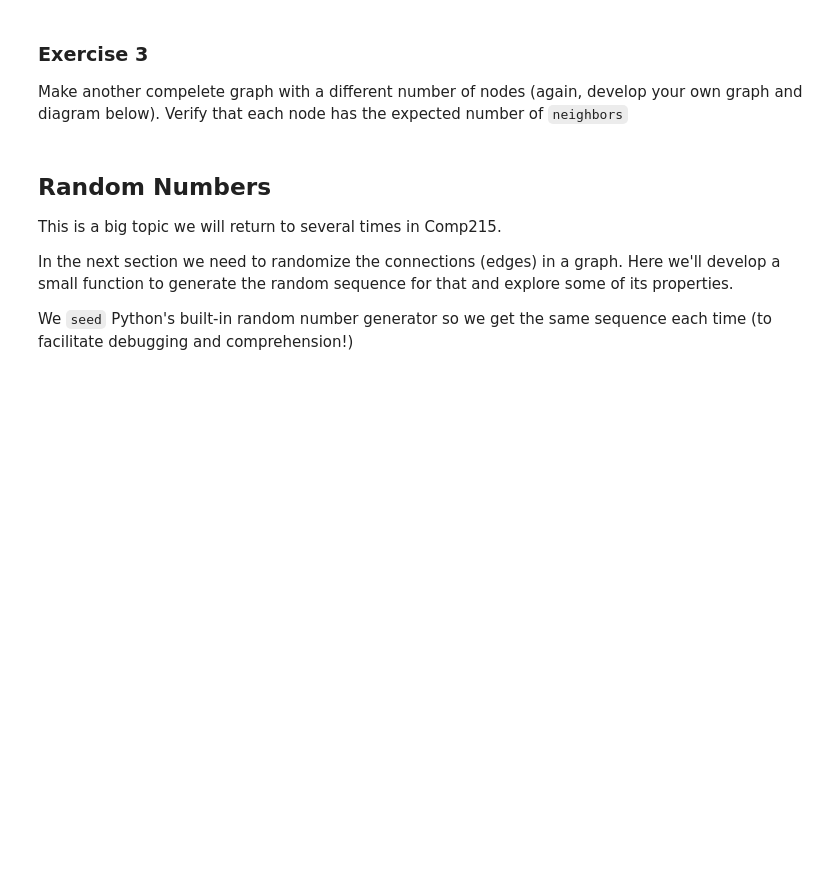
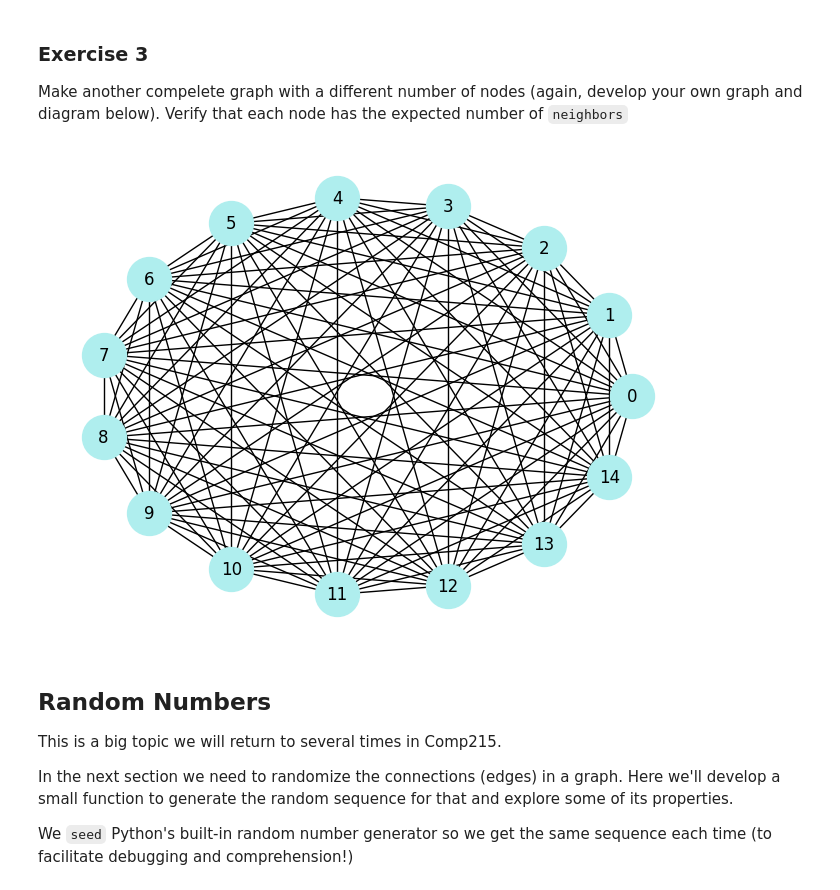
Before and after one commit to Gipir/cap-comp215, a Jupyter notebook: labs/lab04.ipynb, the cells around one changed output. Cells and saved outputs as stored; diff of their text form; code cells hidden in the pictures; blank space fills up the shorter version.

```diff
--- a/labs/lab04.ipynb
+++ b/labs/lab04.ipynb
@@ -223,3 +242,18 @@ Verify that each node has the expected number of `neighbors`
+# %%
+Exercise_3 = make_complete_graph(15)
+
+nx.draw_circular(Exercise_3,
+                 node_color='#afeeee',
+                 node_size=1000,
+                 with_labels=True)
+plt.show()
+for i in range(14):
+    if len(list(Exercise_3.neighbors(4))) != 14:
+        print('You generated the wrong graph')
+size = 15
+assert all(len(list(Exercise_3.neighbors(node))) == size-1 for node in range(size))
+# %% [output]
+[figure, added]
 # %% [markdown]
 ## Random Numbers
 This is a big topic we will return to several times in Comp215.
```
Also changed, not shown: parts of 21 cells of this notebook, 1 other file.
